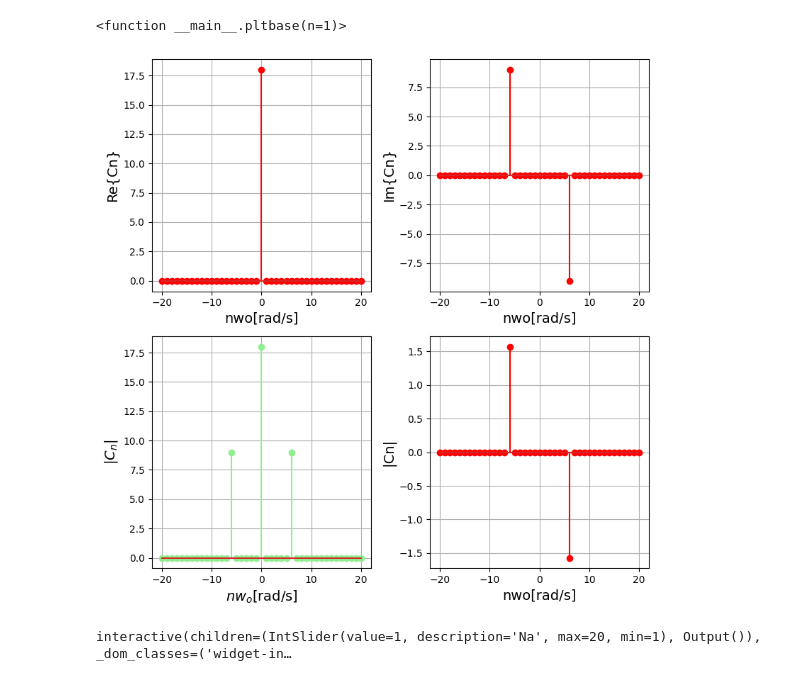
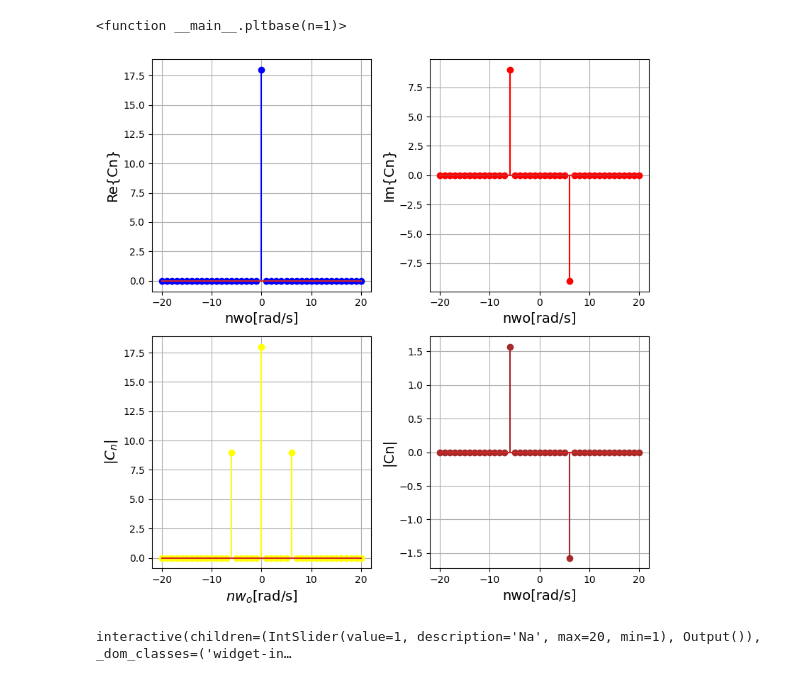
Before and after one commit to diegochaux/PARCIAL2, a Jupyter notebook: Parcial_2.ipynb, the cells around one changed output. Cells and saved outputs as stored; diff of their text form; code cells hidden in the pictures.

```diff
--- a/Parcial_2.ipynb
+++ b/Parcial_2.ipynb
@@ -62,36 +62,36 @@ cn[N+6] = -9j #armónico -9j
 #graficar espectro
 fig = plt.figure(figsize=(8,8))
 plt.subplot(2,2,1)
-plt.stem(nv, np.real(cn), 'r')
+plt.stem(nv, np.real(cn), 'blue')
 plt.xlabel(r'nwo[rad/s]',fontsize = 14)
 plt.ylabel(r'Re{Cn}',fontsize = 14)
 plt.axis('tight')
 plt.grid()
 
 plt.subplot(2,2,2)
-plt.stem(nv, np.imag(cn), 'r')
+plt.stem(nv, np.imag(cn), 'red')
 plt.xlabel(r'nwo[rad/s]',fontsize = 14)
 plt.ylabel(r'|Cn|',fontsize = 14)
 plt.ylabel(r'Im{Cn}',fontsize = 14)
 plt.axis('tight')
 plt.grid()
 
 plt.subplot(2,2,3)
-plt.stem(nv, abs(cn), 'lightgreen')#magnitud del espectro
+plt.stem(nv, abs(cn), 'yellow')#magnitud del espectro
 plt.xlabel(r'$nw_o$[rad/s]',fontsize = 14)
 plt.ylabel(r'$|C_n|$',fontsize = 14)
 plt.axis('tight')
 plt.grid()
 
 plt.subplot(2,2,4)
-plt.stem(nv, np.angle(cn), 'r')#fase del espectro
+plt.stem(nv, np.angle(cn), 'brown')#fase del espectro
 fig.tight_layout()
 plt.xlabel(r'nwo[rad/s]',fontsize = 14)
 plt.ylabel(r'|Cn|',fontsize = 14)
 plt.axis('tight')
 plt.grid()
 
 fig.tight_layout()
 # %% [output]
-[figure, old version]
+[figure, new version]
 # %%
```
Also changed, not shown: parts of 19 cells of this notebook.
